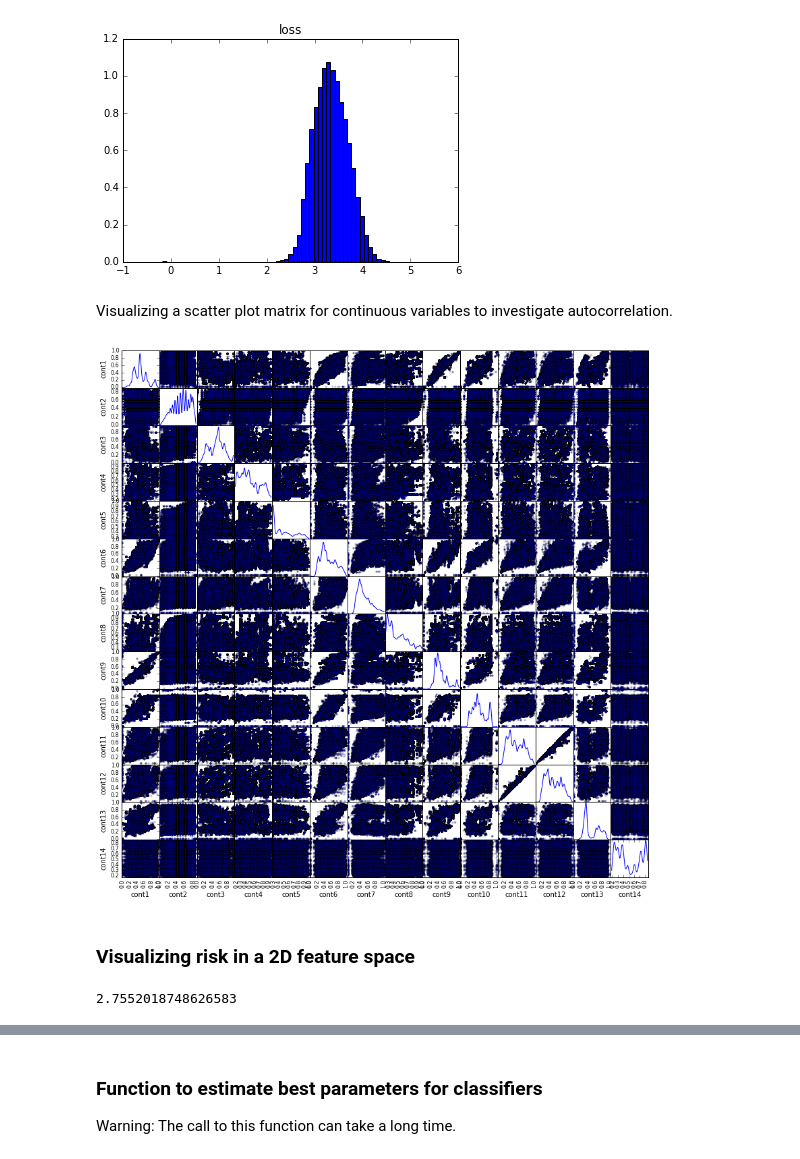
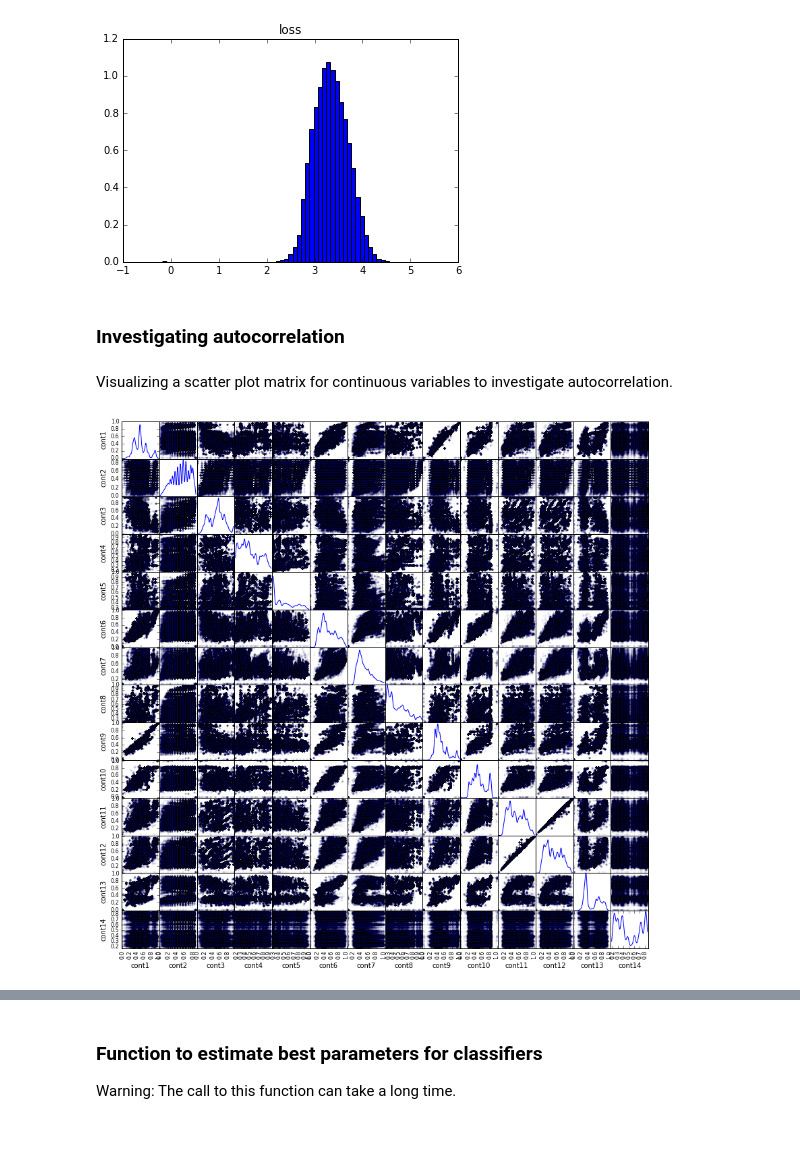
Before and after one commit to jtpdowns/AllstateChallenge, a Jupyter notebook: Allstate - Regression.ipynb, the cells around one changed output, grey strips where cells are left out. Drawn from its saved outputs; the diff is of its cells as text; code cells hidden in the pictures.

```diff
--- a/Allstate - Regression.ipynb
+++ b/Allstate - Regression.ipynb
@@ -162,17 +199,13 @@ plt.subplot(1,1,1).set(title='loss')
 plt.show()
 # %% [output]
 [figure]
+# %% [markdown]
+### Investigating autocorrelation
 # %% [markdown]
 Visualizing a scatter plot matrix for continuous variables to investigate autocorrelation.
 # %%
 # Building the scatterplot matrix using the training data
-scatter_matrix(df_cont_vars, alpha=0.2, figsize=(14, 14), diagonal='kde')
+scatter_matrix(df_cont_vars, alpha=0.02, figsize=(14, 14), diagonal='kde')
 plt.show()
 # %% [output]
-[figure, old version]
+[figure, new version]
-# %% [markdown]
-### Visualizing risk in a 2D feature space
-# %%
-y_train.nsmallest(12617).mean()
-# %% [output]
-2.7552018748626583
```
Also changed, not shown: parts of 8 cells of this notebook.
